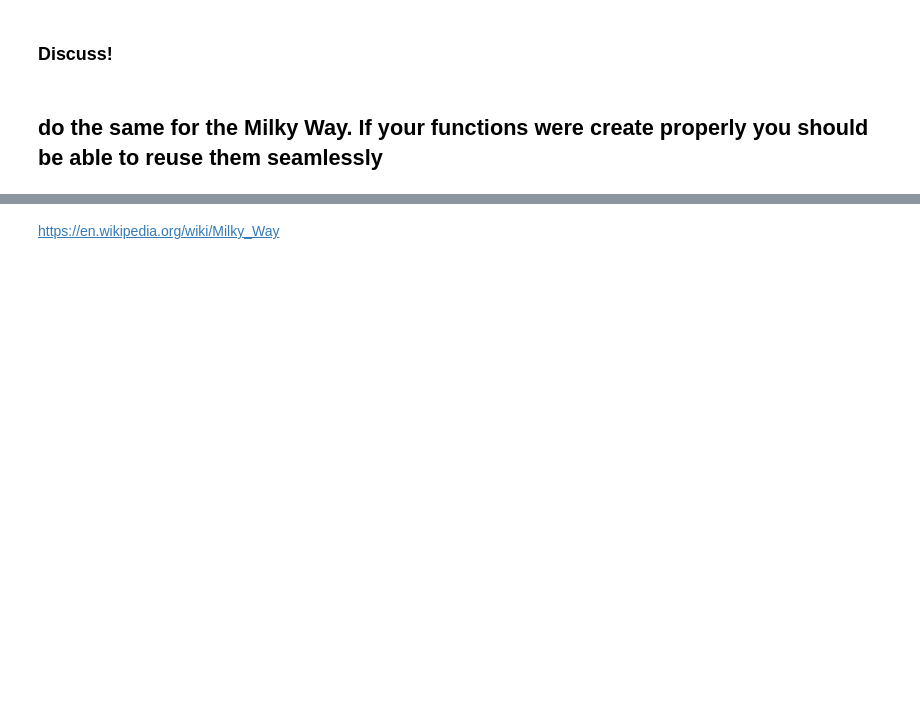
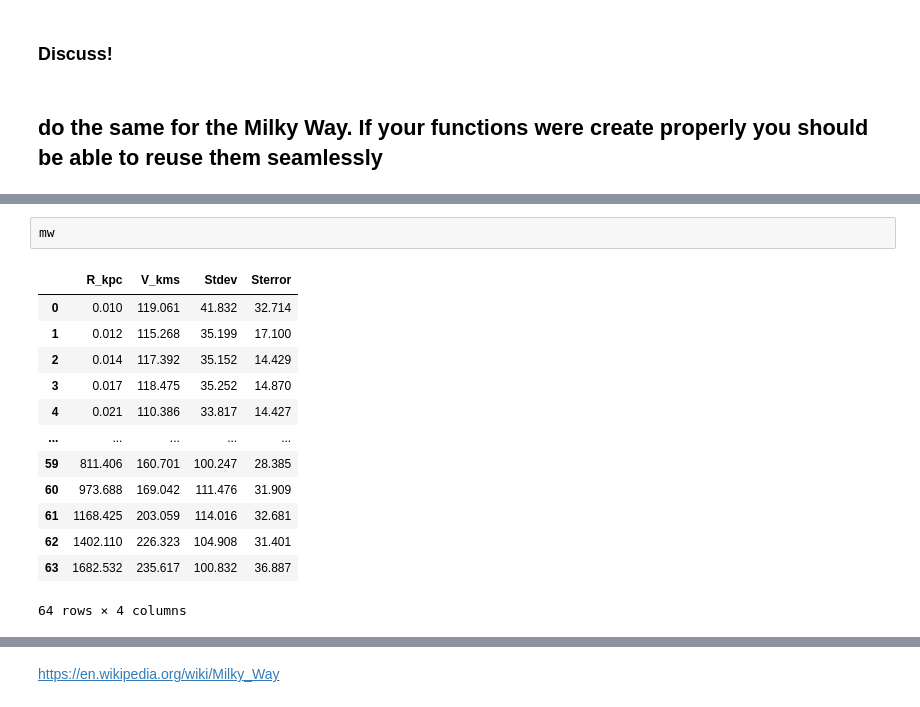
Before and after one commit to ashtonsouthwick/DSPS_ASouthwick, a Jupyter notebook: HW4/HW4_MWrotCurve_instructions.ipynb, the cells around one changed output, grey strips where cells are left out. Drawn from its saved outputs; the diff is of its cells as text; blank space fills up the shorter version.

```diff
--- a/HW4/HW4_MWrotCurve_instructions.ipynb
+++ b/HW4/HW4_MWrotCurve_instructions.ipynb
@@ -226,0 +420,16 @@ vratios(m31, m31Rds, 2, err='err')
+# %%
+mw
+# %% [output]
+|  | R_kpc | V_kms | Stdev | Sterror |
+| 0 | 0.010 | 119.061 | 41.832 | 32.714 |
+| 1 | 0.012 | 115.268 | 35.199 | 17.100 |
+| 2 | 0.014 | 117.392 | 35.152 | 14.429 |
+| 3 | 0.017 | 118.475 | 35.252 | 14.870 |
+| 4 | 0.021 | 110.386 | 33.817 | 14.427 |
+| ... | ... | ... | ... | ... |
+| 59 | 811.406 | 160.701 | 100.247 | 28.385 |
+| 60 | 973.688 | 169.042 | 111.476 | 31.909 |
+| 61 | 1168.425 | 203.059 | 114.016 | 32.681 |
+| 62 | 1402.110 | 226.323 | 104.908 | 31.401 |
+| 63 | 1682.532 | 235.617 | 100.832 | 36.887 |
+64 rows × 4 columns
```
Also changed, not shown: parts of 38 cells of this notebook.
